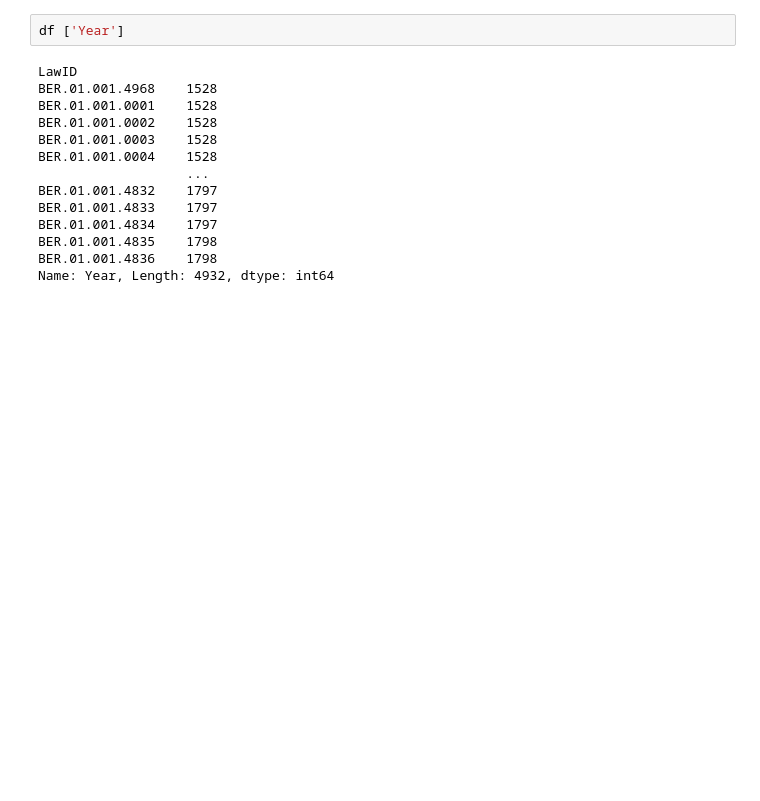
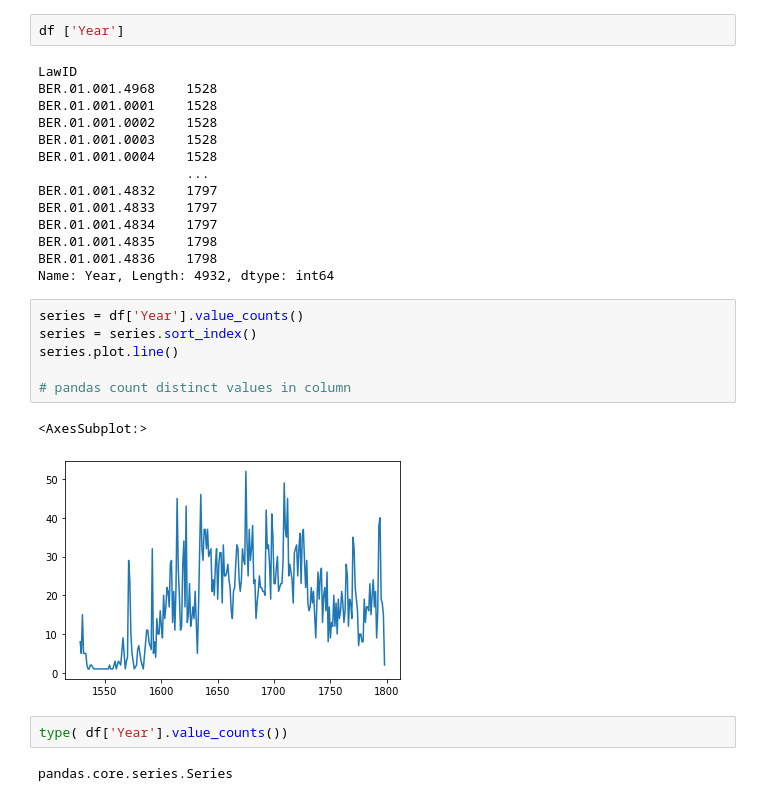
Before and after one commit to CARomein/AGOT, a Jupyter notebook: bern_annotated.ipynb, the cells around one changed output. Saved outputs shown, nothing was run; the diff lists cells and outputs as text; blank space fills up the shorter version.

```diff
--- a/bern_annotated.ipynb
+++ b/bern_annotated.ipynb
@@ -114,3 +115,16 @@ BER.01.001.4834    1797
 BER.01.001.4835    1798
 BER.01.001.4836    1798
 Name: Year, Length: 4932, dtype: int64
+# %%
+series = df['Year'].value_counts()
+series = series.sort_index()
+series.plot.line()
+
+# pandas count distinct values in column
+# %% [output]
+<AxesSubplot:>
+[figure, added]
+# %%
+type( df['Year'].value_counts())
+# %% [output]
+pandas.core.series.Series
```
Also changed, not shown: parts of 21 cells of this notebook, 2 other files.
